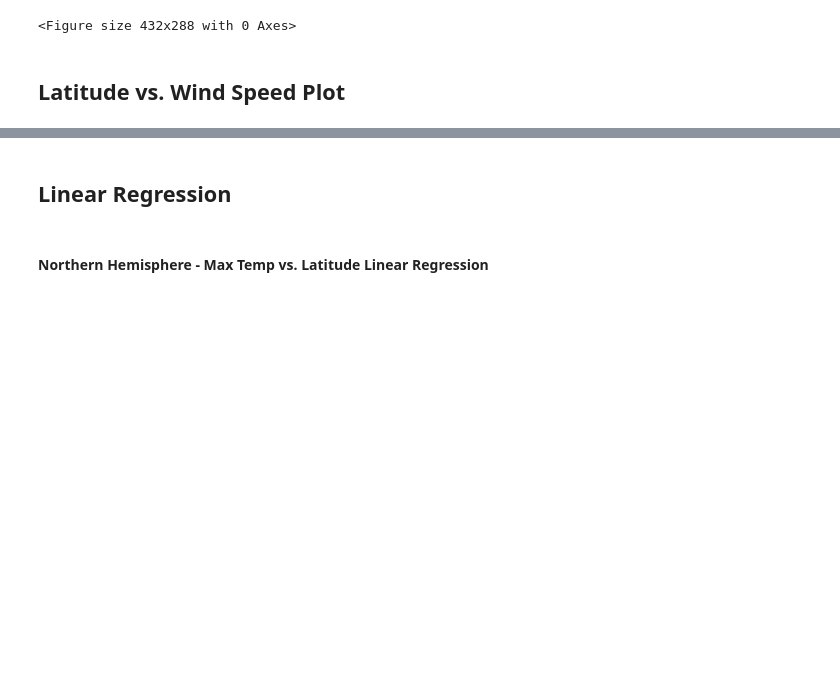
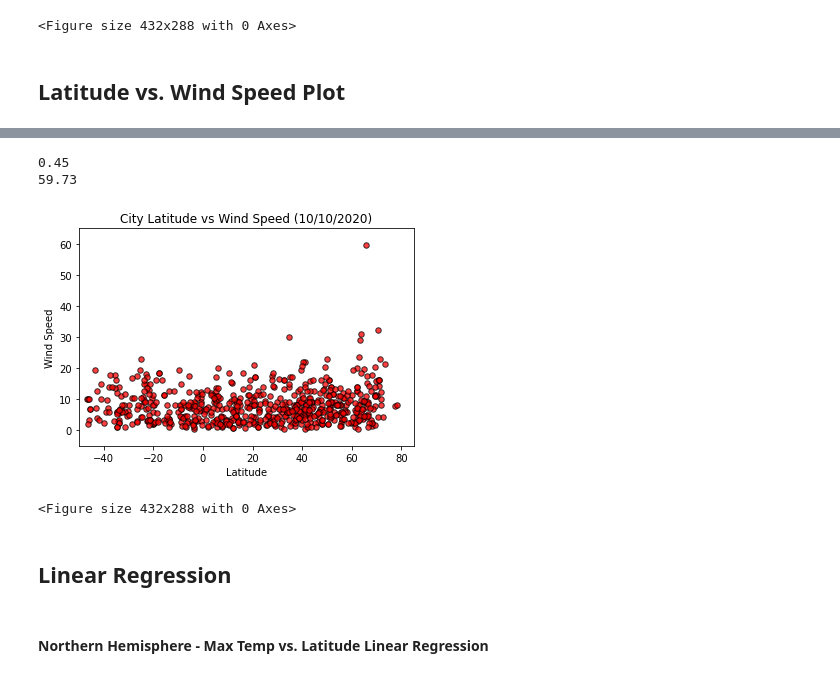
Before and after one commit to JeniLam/Python_API_Challenge, a Jupyter notebook: WeatherPy/WeatherPy.ipynb, the cells around one changed output, grey strips where cells are left out. Cells and saved outputs as stored; diff of their text form; code cells hidden in the pictures; blank space fills up the shorter version.

Commit message:
Adds Lat vs Wind Speed code and PNG

```diff
--- a/WeatherPy/WeatherPy.ipynb
+++ b/WeatherPy/WeatherPy.ipynb
@@ -288,3 +285,25 @@ plt.savefig('Outputs/Lat_vs_Cloud.png')
+# %%
+print(city_data['Wind Speed'].min())
+print(city_data['Wind Speed'].max())
+# %% [output]
+0.45
+59.73
+# %%
+x_value = city_data['Latitude']
+y_value = city_data['Wind Speed']
+
+plt.scatter(x_value, y_value, marker="o", facecolors="red", edgecolors="black",
+            s=30, alpha=0.75)
+plt.xlim(-50, 85)
+plt.ylim(-5,65)
+plt.title('City Latitude vs Wind Speed (10/10/2020)')
+plt.xlabel('Latitude')
+plt.ylabel('Wind Speed')
+plt.show()
+plt.savefig('Outputs/Lat_vs_Wind.png')
+# %% [output]
+[figure, added]
+<Figure size 432x288 with 0 Axes>
 # %% [markdown]
 ## Linear Regression
 # %% [markdown]
```
Also changed, not shown: parts of 1 cell of this notebook, 1 other file.
